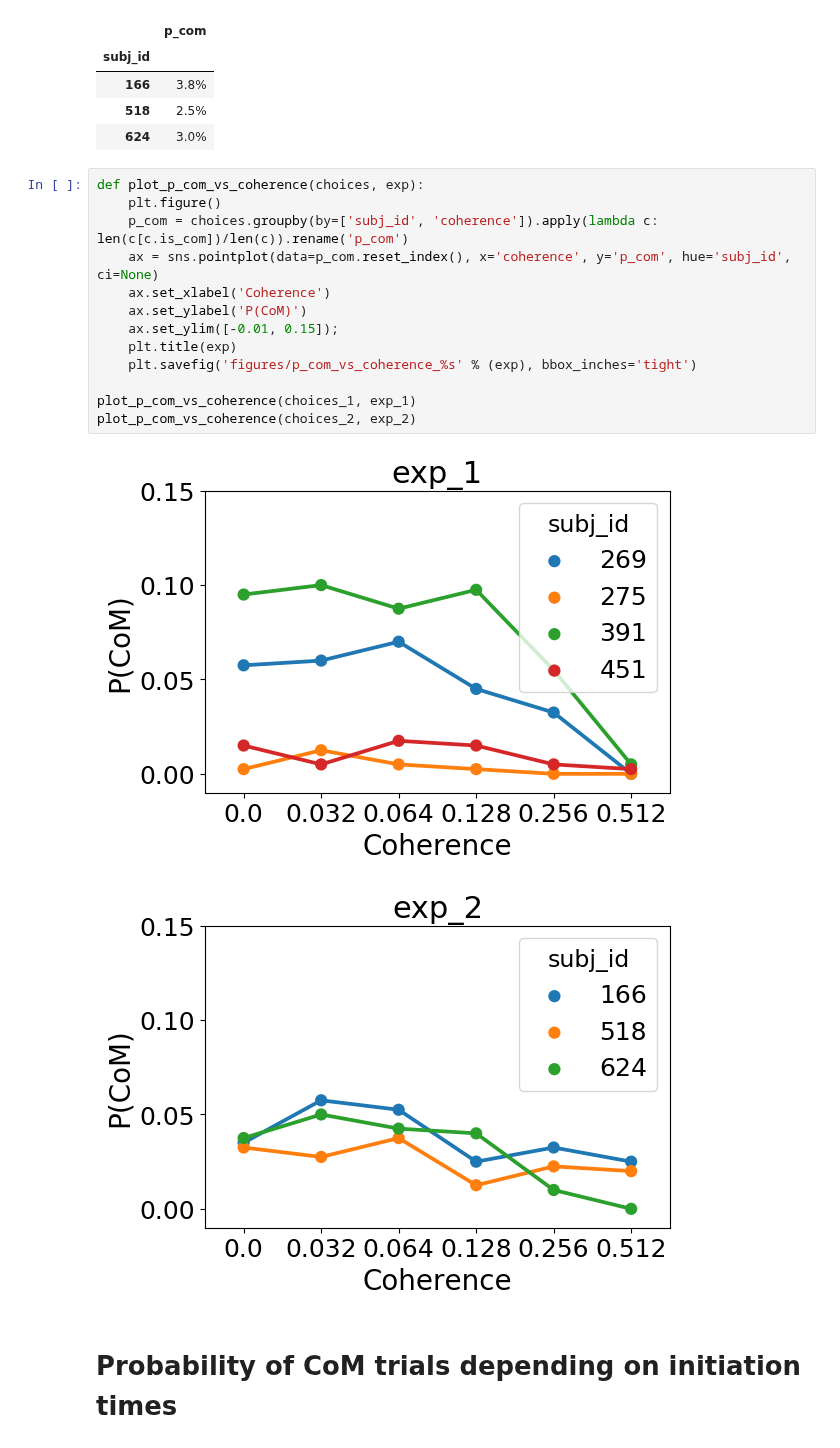
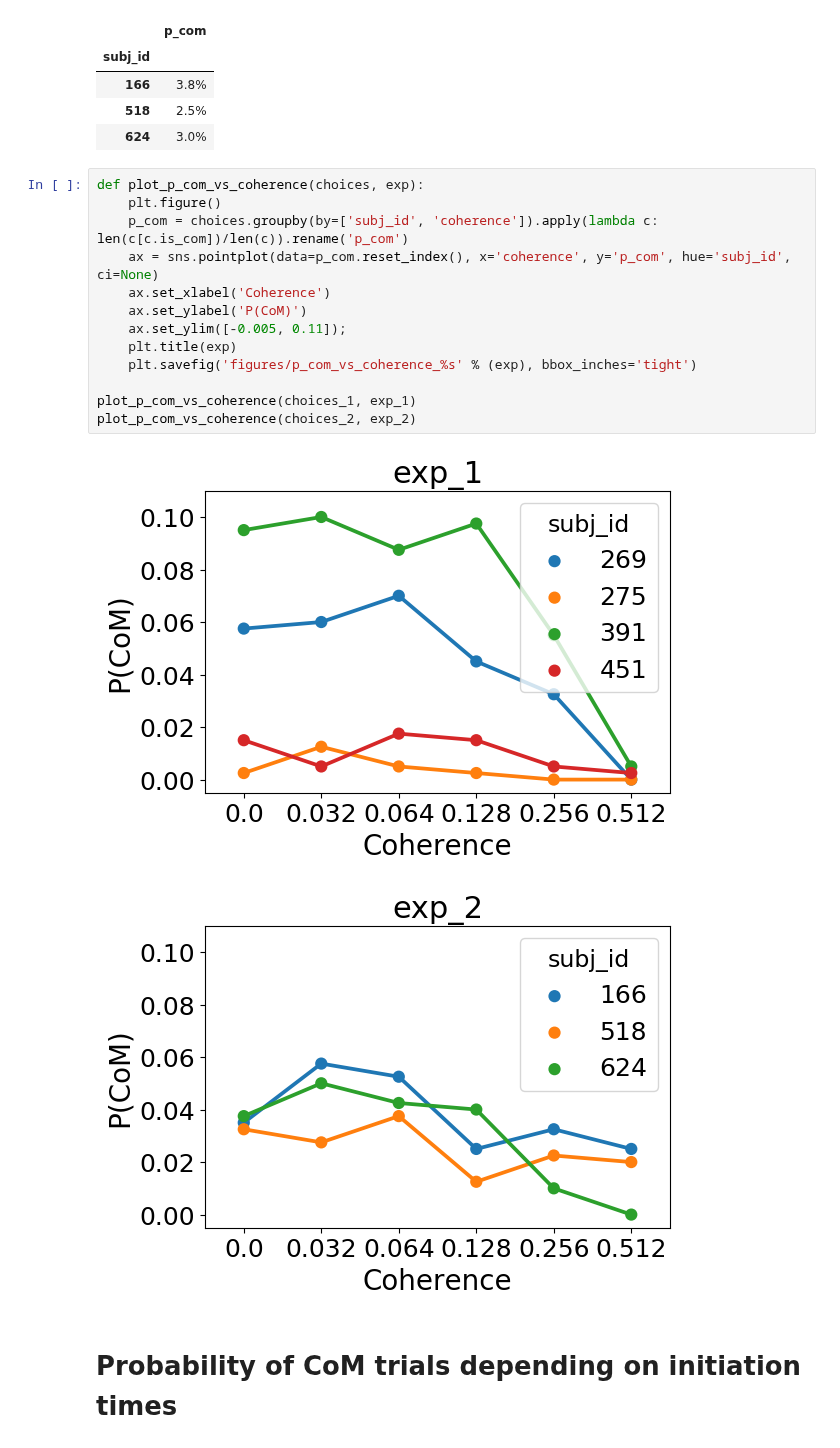
Before and after one commit to cherepaha/eyehandrdk, a Jupyter notebook: psychometrics.ipynb, the cells around one changed output. Saved outputs shown, nothing was run; the diff lists cells and outputs as text.

```diff
--- a/psychometrics.ipynb
+++ b/psychometrics.ipynb
@@ -204,19 +207,19 @@ print_p_com(choices_2)
 # %%
 def plot_p_com_vs_coherence(choices, exp):
     plt.figure()
     p_com = choices.groupby(by=['subj_id', 'coherence']).apply(lambda c: len(c[c.is_com])/len(c)).rename('p_com')
     ax = sns.pointplot(data=p_com.reset_index(), x='coherence', y='p_com', hue='subj_id', ci=None)
     ax.set_xlabel('Coherence')
     ax.set_ylabel('P(CoM)')
-    ax.set_ylim([-0.01, 0.15]);
+    ax.set_ylim([-0.005, 0.11]);
     plt.title(exp)
     plt.savefig('figures/p_com_vs_coherence_%s' % (exp), bbox_inches='tight')
 
 plot_p_com_vs_coherence(choices_1, exp_1)
 plot_p_com_vs_coherence(choices_2, exp_2)
 # %% [output]
-[figure, old version]
+[figure, new version]
-[figure, old version]
+[figure, new version]
 # %% [markdown]
 <a name="p_com_IT"></a>
 # Probability of CoM trials depending on initiation times
```
Also changed, not shown: parts of 4 cells of this notebook.
